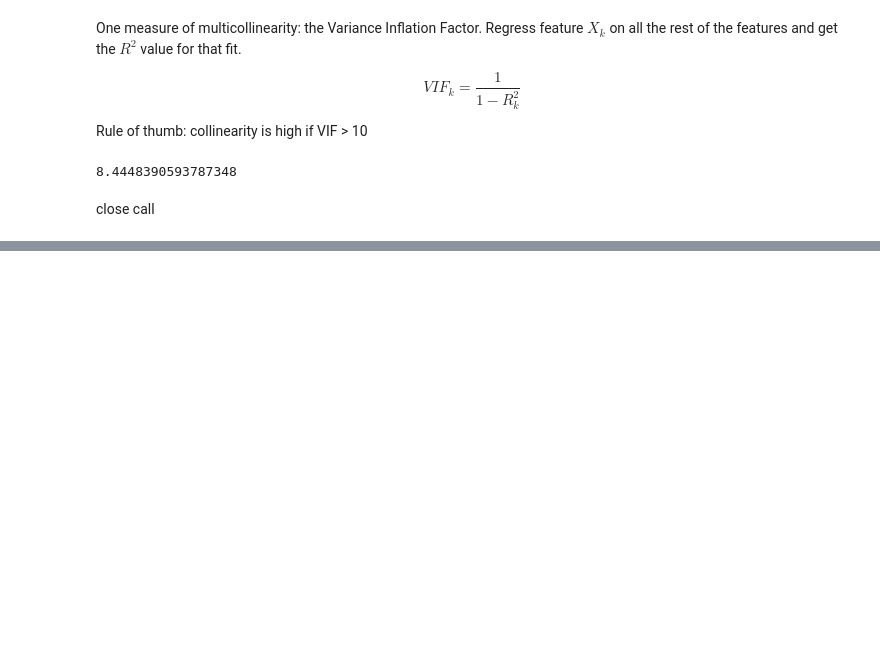
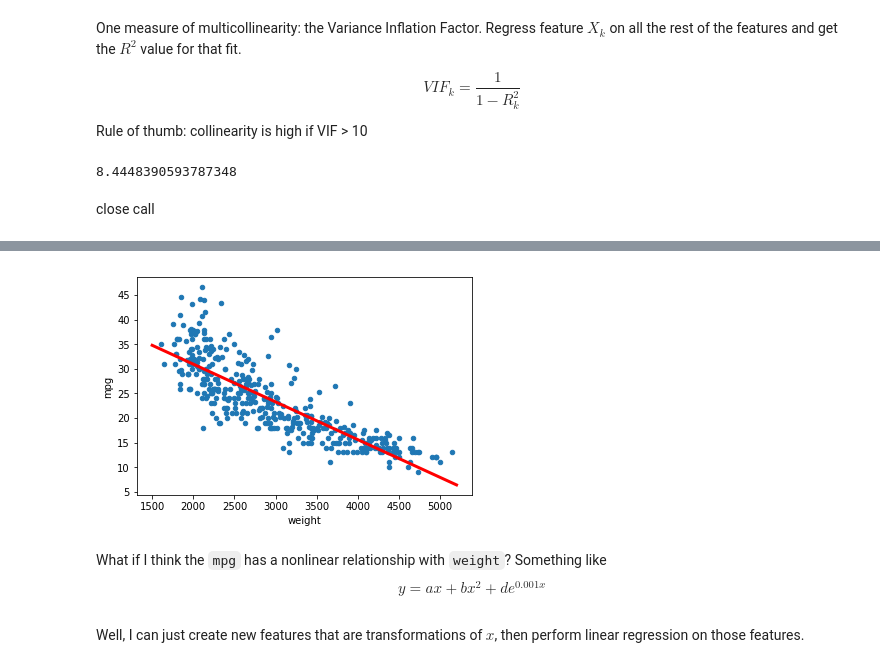
Before and after one commit to wmarshall484/DSI_LECTURES_2, a Jupyter notebook: linear-regression/moses_marsh/linear_regression.ipynb, the cells around one changed output, grey strips where cells are left out. Drawn from its saved outputs; the diff is of its cells as text; code cells hidden in the pictures; blank space fills up the shorter version.

```diff
--- a/linear-regression/moses_marsh/linear_regression.ipynb
+++ b/linear-regression/moses_marsh/linear_regression.ipynb
@@ -551,0 +564,7 @@ close call
+# %%
+y = cars['mpg']
+X2 = sm.add_constant(cars['weight'])
+# %%
+model = sm.OLS(y, X2)
+results = model.fit()
+results.summary()
@@ -551,0 +593,11 @@ close call
+# %%
+xx = np.linspace(1500, 5200)
+ax = cars.plot.scatter('weight','mpg')
+ax.plot(xx, results.predict(sm.add_constant(xx)), color='r', lw=3);
+# %% [output]
+[figure, added]
+# %% [markdown]
+What if I think the `mpg` has a nonlinear relationship with `weight`? Something like
+$$ y = ax + bx^2 + d e^{0.001x} $$
+# %% [markdown]
+Well, I can just create new features that are transformations of $x$, then perform linear regression on those features.
```
Also changed, not shown: parts of 26 cells of this notebook.
